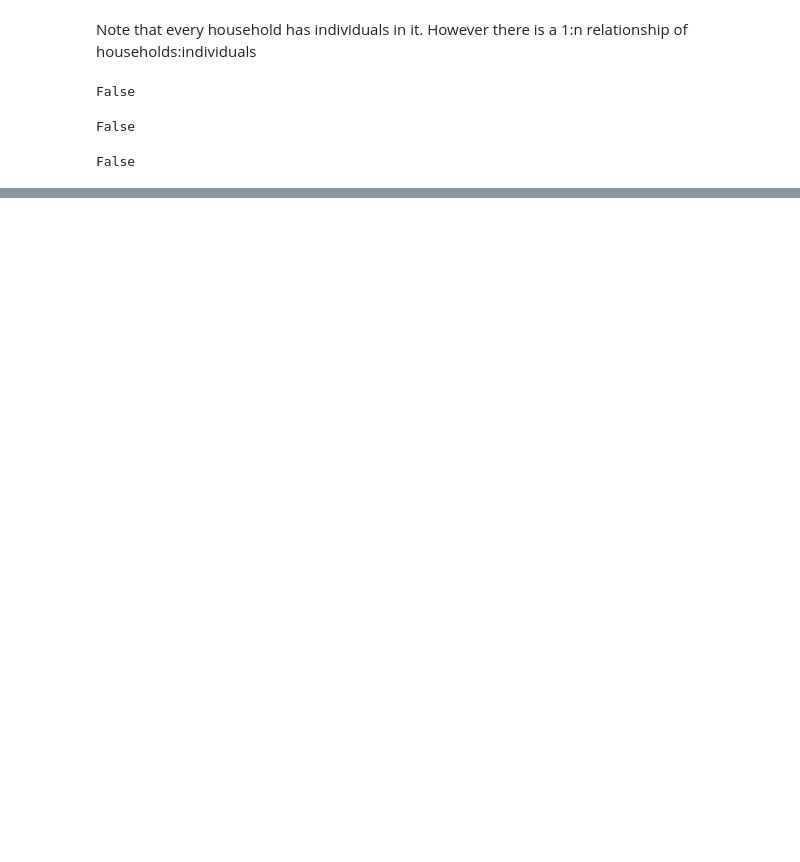
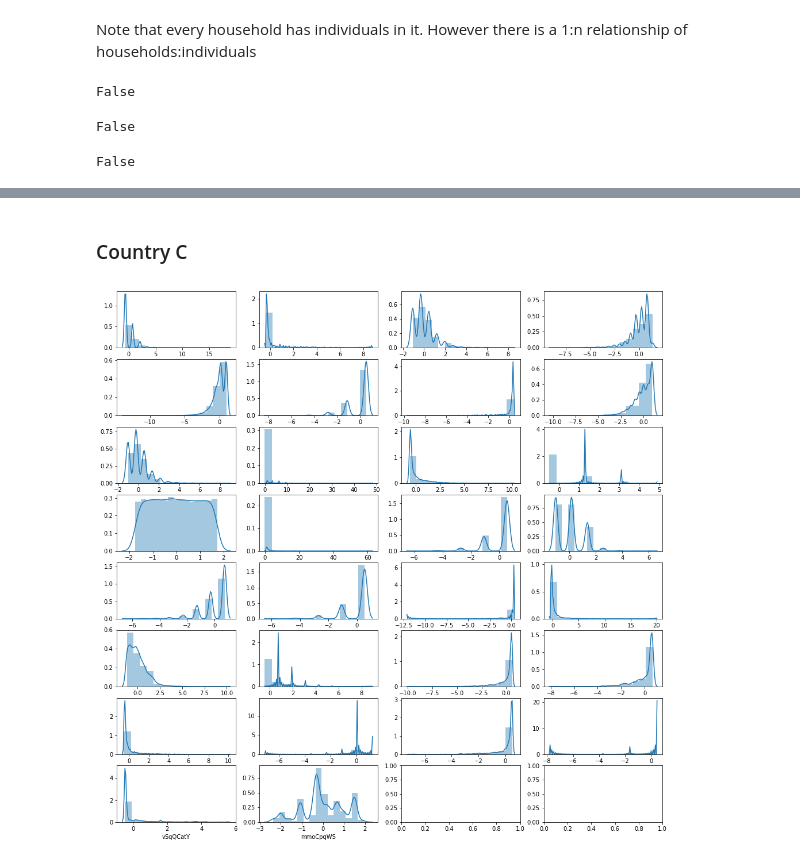
Before and after one commit to SKhubba/driven_data, a Jupyter notebook: EDA.ipynb, the cells around one changed output, grey strips where cells are left out. Cells and saved outputs as stored; diff of their text form; code cells hidden in the pictures; blank space fills up the shorter version.

```diff
--- a/EDA.ipynb
+++ b/EDA.ipynb
@@ -24,0 +90,13 @@ False
+# %% [markdown]
+### Country C
+# %%
+fig, axs = plt.subplots(figsize=(17,17), ncols=4, nrows=8)
+temp_count = 0
+for row in range(8):
+    for col in range(4):
+        if temp_count > 29:
+            break
+        sns.distplot(CH_num.iloc[:,temp_count], bins = 15, ax=axs[row, col])
+        temp_count += 1
+# %% [output]
+[figure, added]
```
Also changed, not shown: parts of 40 cells of this notebook.
